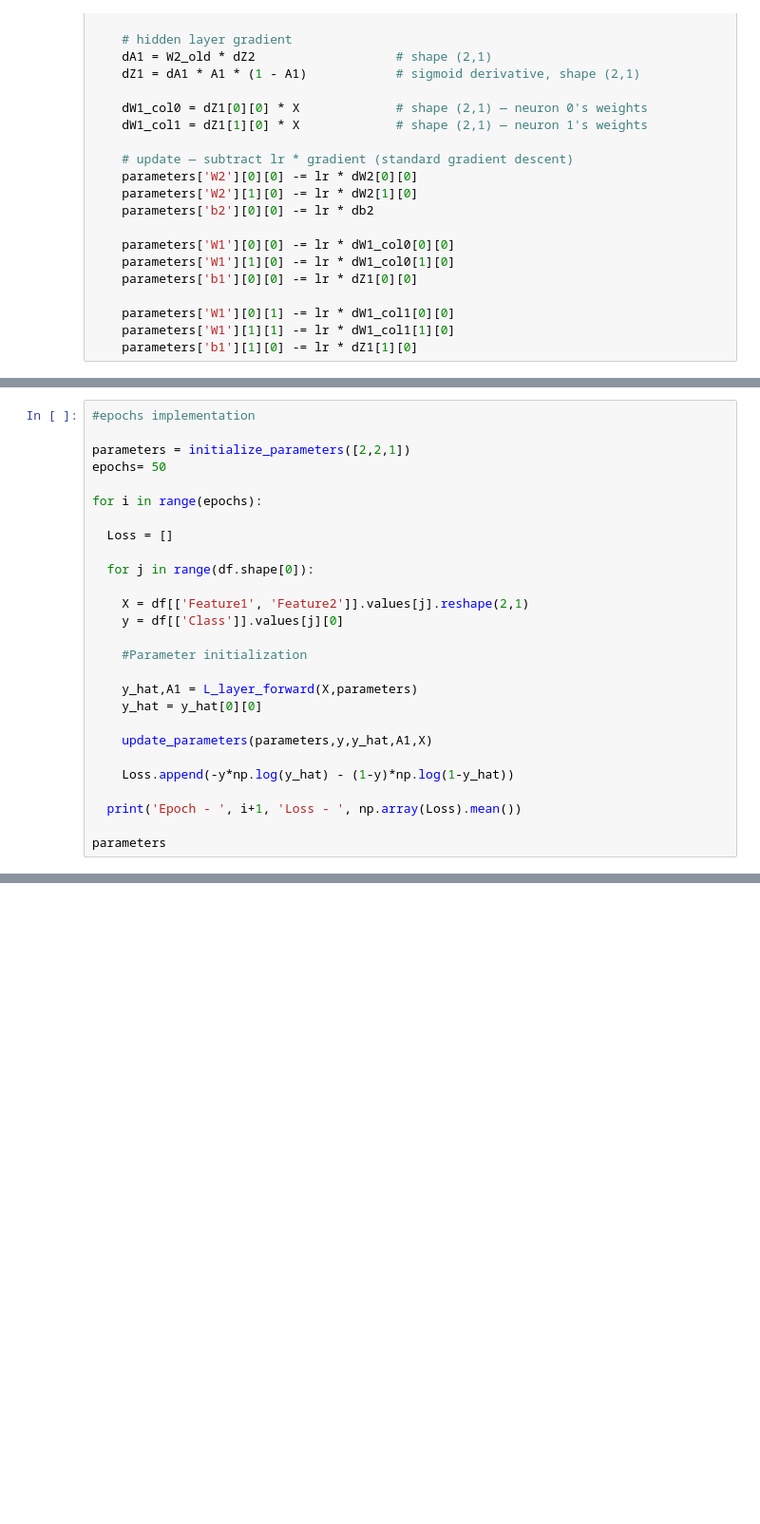
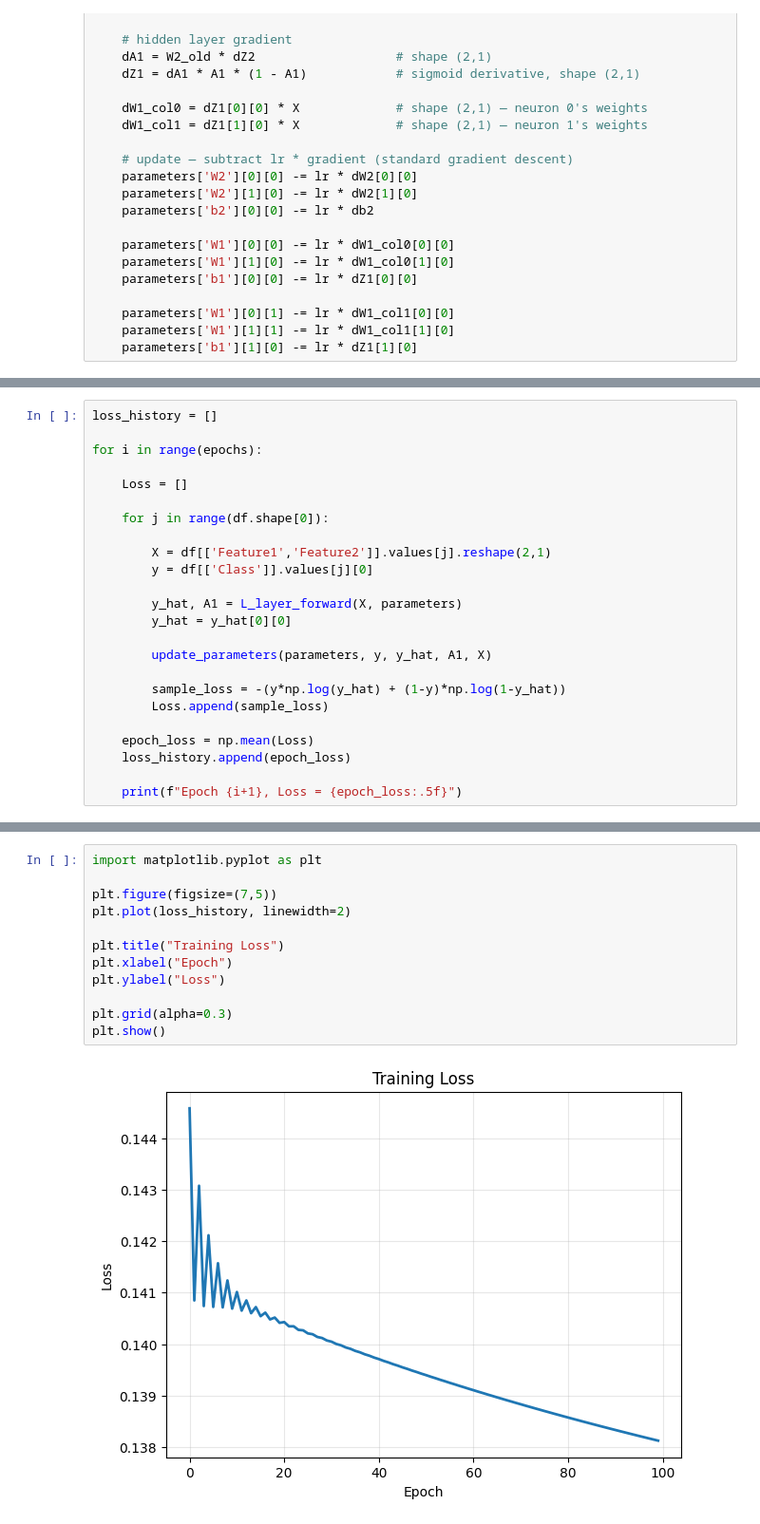
Before and after one commit to harkirat-data/neural-net-from-scratch, a Jupyter notebook: Classification_Problems/model-from-scratch.ipynb, the cells around one changed output, grey strips where cells are left out. Shown at 95% size. Saved outputs shown, nothing was run; the diff lists cells and outputs as text; blank space fills up the shorter version.

Commit message:
Generated a loss curve

```diff
--- a/Classification_Problems/model-from-scratch.ipynb
+++ b/Classification_Problems/model-from-scratch.ipynb
@@ -127,28 +126,25 @@ Epoch -  100 Loss -  0.13440196073544683
 # %%
-#epochs implementation
-
-parameters = initialize_parameters([2,2,1])
-epochs= 50
+loss_history = []
 
 for i in range(epochs):
 
-  Loss = []
+    Loss = []
 
-  for j in range(df.shape[0]):
+    for j in range(df.shape[0]):
 
-    X = df[['Feature1', 'Feature2']].values[j].reshape(2,1)
-    y = df[['Class']].values[j][0]
+        X = df[['Feature1','Feature2']].values[j].reshape(2,1)
+        y = df[['Class']].values[j][0]
 
-    #Parameter initialization
+        y_hat, A1 = L_layer_forward(X, parameters)
+        y_hat = y_hat[0][0]
 
-    y_hat,A1 = L_layer_forward(X,parameters)
-    y_hat = y_hat[0][0]
+        update_parameters(parameters, y, y_hat, A1, X)
 
-    update_parameters(parameters,y,y_hat,A1,X)
+        sample_loss = -(y*np.log(y_hat) + (1-y)*np.log(1-y_hat))
+        Loss.append(sample_loss)
 
-    Loss.append(-y*np.log(y_hat) - (1-y)*np.log(1-y_hat))
+    epoch_loss = np.mean(Loss)
+    loss_history.append(epoch_loss)
 
-  print('Epoch - ', i+1, 'Loss - ', np.array(Loss).mean())
-
-parameters
+    print(f"Epoch {i+1}, Loss = {epoch_loss:.5f}")
 # %% [output]
@@ -178,0 +168,14 @@ Epoch -  50 Loss -  0.14155764705348953
+# %%
+import matplotlib.pyplot as plt
+
+plt.figure(figsize=(7,5))
+plt.plot(loss_history, linewidth=2)
+
+plt.title("Training Loss")
+plt.xlabel("Epoch")
+plt.ylabel("Loss")
+
+plt.grid(alpha=0.3)
+plt.show()
+# %% [output]
+[figure, added]
```
Also changed, not shown: parts of 2 cells of this notebook.
